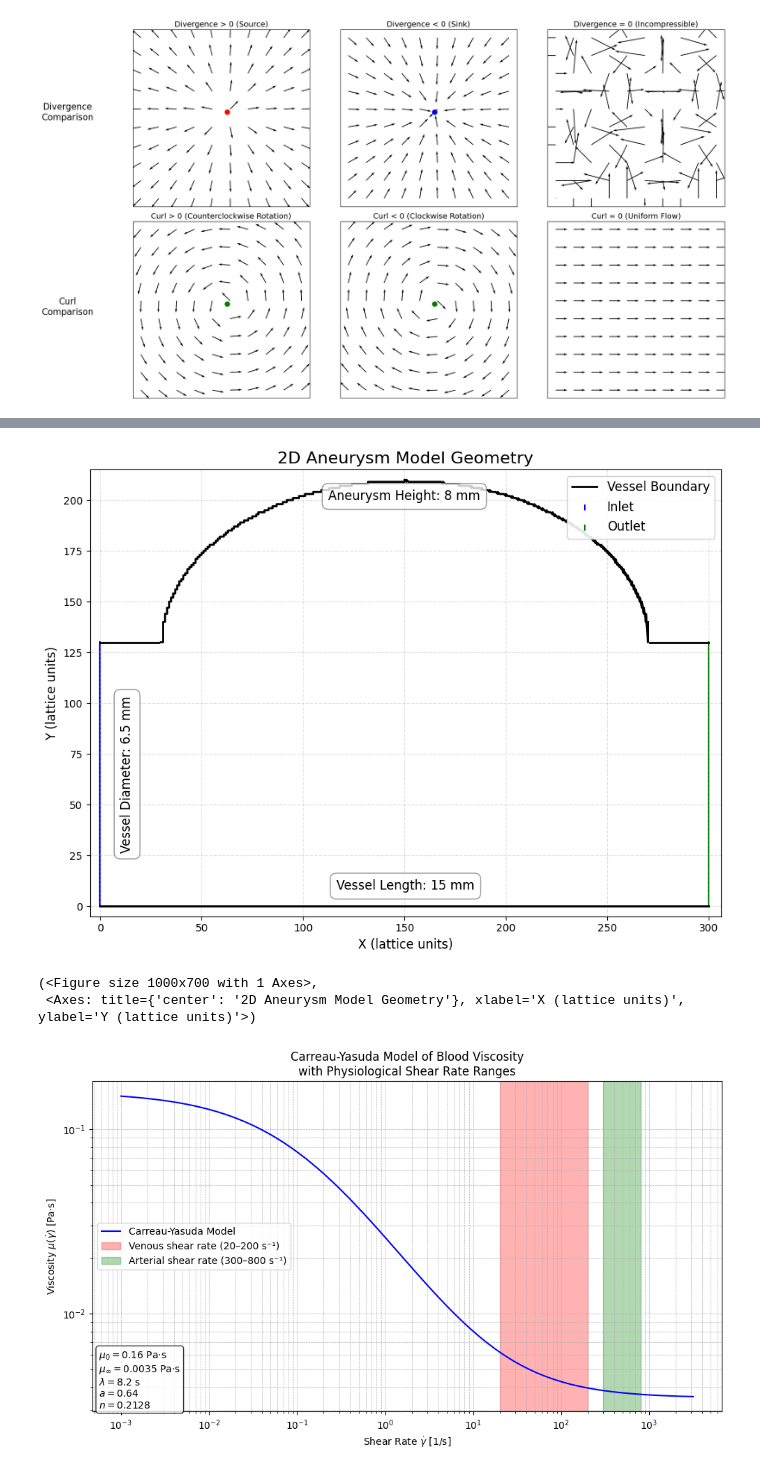
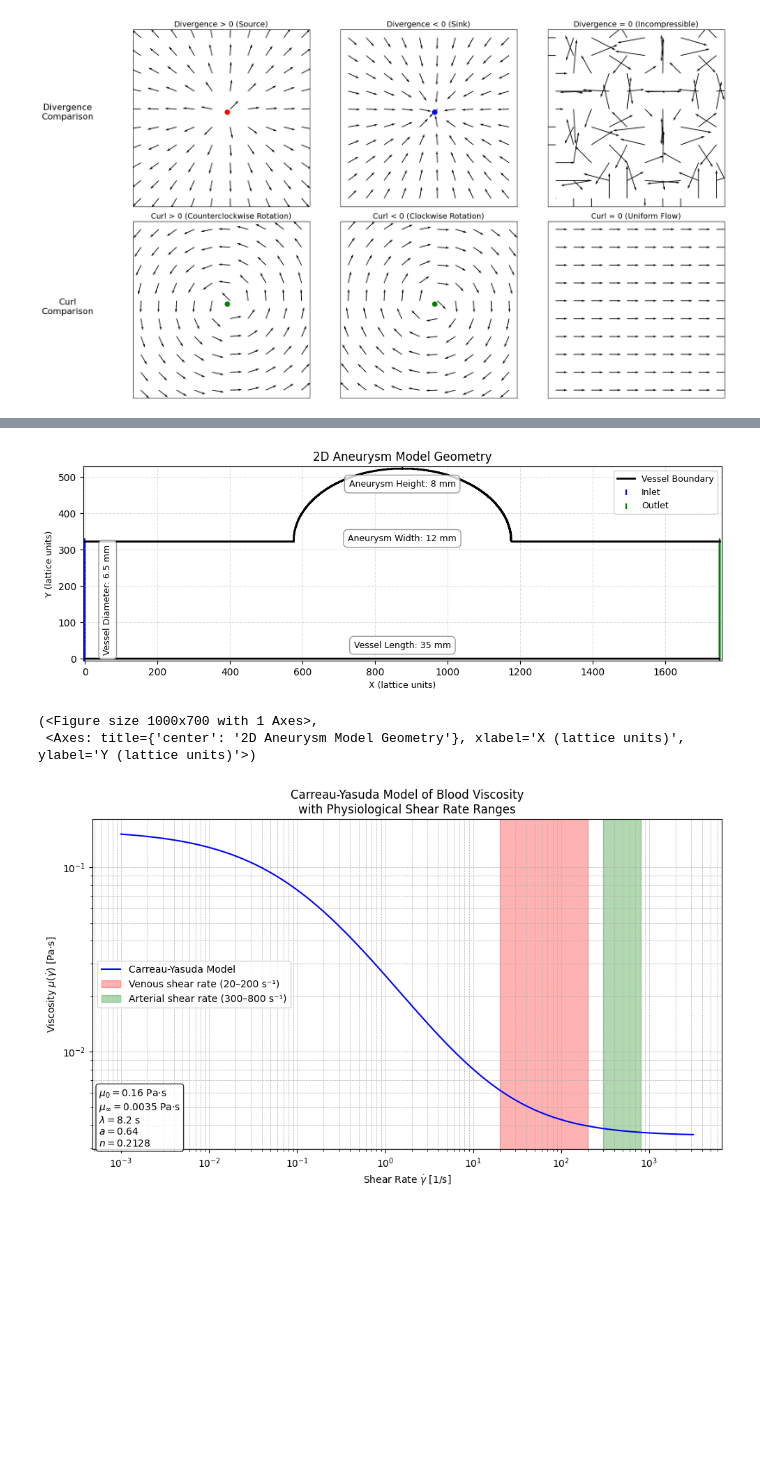
Before and after one commit to DynoAbd786-Uni/dissertation, a Jupyter notebook: dissertation_assets/resources.ipynb, the cells around one changed output, grey strips where cells are left out. Saved outputs shown, nothing was run; the diff lists cells and outputs as text; code cells hidden in the pictures; blank space fills up the shorter version.

```diff
--- a/dissertation_assets/resources.ipynb
+++ b/dissertation_assets/resources.ipynb
@@ -504,48 +504,53 @@ def plot_aneurysm_geometry(vessel_length_mm=15, vessel_diameter_mm=6.5,
     ax.set_xlim(-5, grid_x + 5)
     ax.set_ylim(-5, max(curve_y) + 5)
     ax.set_aspect('equal')
-    ax.set_title('2D Aneurysm Model Geometry', fontsize=16)
-    ax.set_xlabel('X (lattice units)', fontsize=12)
-    ax.set_ylabel('Y (lattice units)', fontsize=12)
+    ax.set_title('2D Aneurysm Model Geometry', fontsize=12)
+    ax.set_xlabel('X (lattice units)', fontsize=9)
+    ax.set_ylabel('Y (lattice units)', fontsize=9)
 
     # Create a cleaner legend with fewer entries
     handles, labels = ax.get_legend_handles_labels()
-    ax.legend(handles, labels, loc='upper right', framealpha=0.9, fontsize=12)
+    ax.legend(handles, labels, loc='upper right', framealpha=0.9, fontsize=9)
 
     # Add grid with softer appearance
     ax.grid(True, linestyle='--', alpha=0.4)
 
     # Add text annotations for dimensions - MOVED INWARD toward center
     # Aneurysm height - moved lower (closer to the aneurysm)
-    ax.text(bulge_centre_x_lu, max(curve_y) - 10, f'Aneurysm Height: {bulge_vertical_mm} mm',
-            horizontalalignment='center', fontsize=12,
+    ax.text(bulge_centre_x_lu, max(curve_y) - 50, f'Aneurysm Height: {bulge_vertical_mm} mm',
+            horizontalalignment='center', fontsize=9,
+            bbox=dict(facecolor='white', edgecolor='gray', alpha=0.8, boxstyle='round,pad=0.5'))
+
+    # Aneurysm width - positioned just under the height label
+    ax.text(bulge_centre_x_lu, max(curve_y) - 200, f'Aneurysm Width: {bulge_horizontal_mm} mm',
+            horizontalalignment='center', fontsize=9,
             bbox=dict(facecolor='white', edgecolor='gray', alpha=0.8, boxstyle='round,pad=0.5'))
 
     # Vessel length - moved upward (closer to the vessel)
-    ax.text(grid_x/2, loc_lower + 8, f'Vessel Length: {vessel_length_mm} mm',
-            horizontalalignment='center', fontsize=12,
+    ax.text(grid_x/2, loc_lower + 30, f'Vessel Length: {vessel_length_mm} mm',
+            horizontalalignment='center', fontsize=9,
             bbox=dict(facecolor='white', edgecolor='gray', alpha=0.8, boxstyle='round,pad=0.5'))
 
     # Vessel diameter - moved rightward (closer to the vessel)
-    ax.text(10, (loc_upper + loc_lower)/2, f'Vessel Diameter: {vessel_diameter_mm} mm',
-            verticalalignment='center', rotation=90, fontsize=12,
+    ax.text(50, (loc_upper + loc_lower)/2 , f'Vessel Diameter: {vessel_diameter_mm} mm',
+            verticalalignment='center', rotation=90, fontsize=9,
             bbox=dict(facecolor='white', edgecolor='gray', alpha=0.8, boxstyle='round,pad=0.5'))
 
     plt.tight_layout()
     plt.show()
 
     return fig, ax
 
-# Plot with the parameters from standard_run.py
+# Plot with the parameters from aneurysm_run.py
 plot_aneurysm_geometry(
-    vessel_length_mm=15,
+    vessel_length_mm=35,
     vessel_diameter_mm=6.5,
     bulge_horizontal_mm=12,
     bulge_vertical_mm=8,
-    resolution_mm=0.05
+    resolution_mm=0.02
 )
 # %% [output]
-[figure, old version]
+[figure, new version]
 (<Figure size 1000x700 with 1 Axes>,
  <Axes: title={'center': '2D Aneurysm Model Geometry'}, xlabel='X (lattice units)', ylabel='Y (lattice units)'>)
 # %%
```
Also changed, not shown: parts of 1 cell of this notebook, 5 other files.
